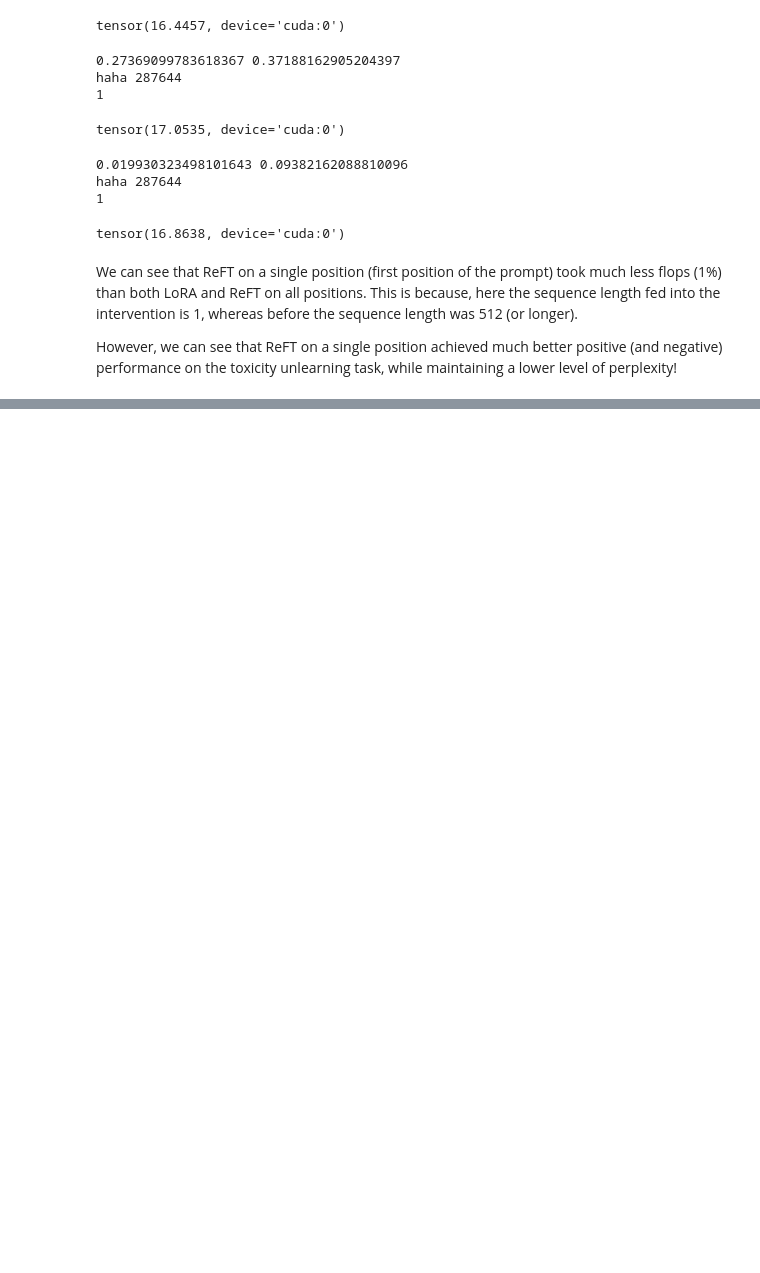
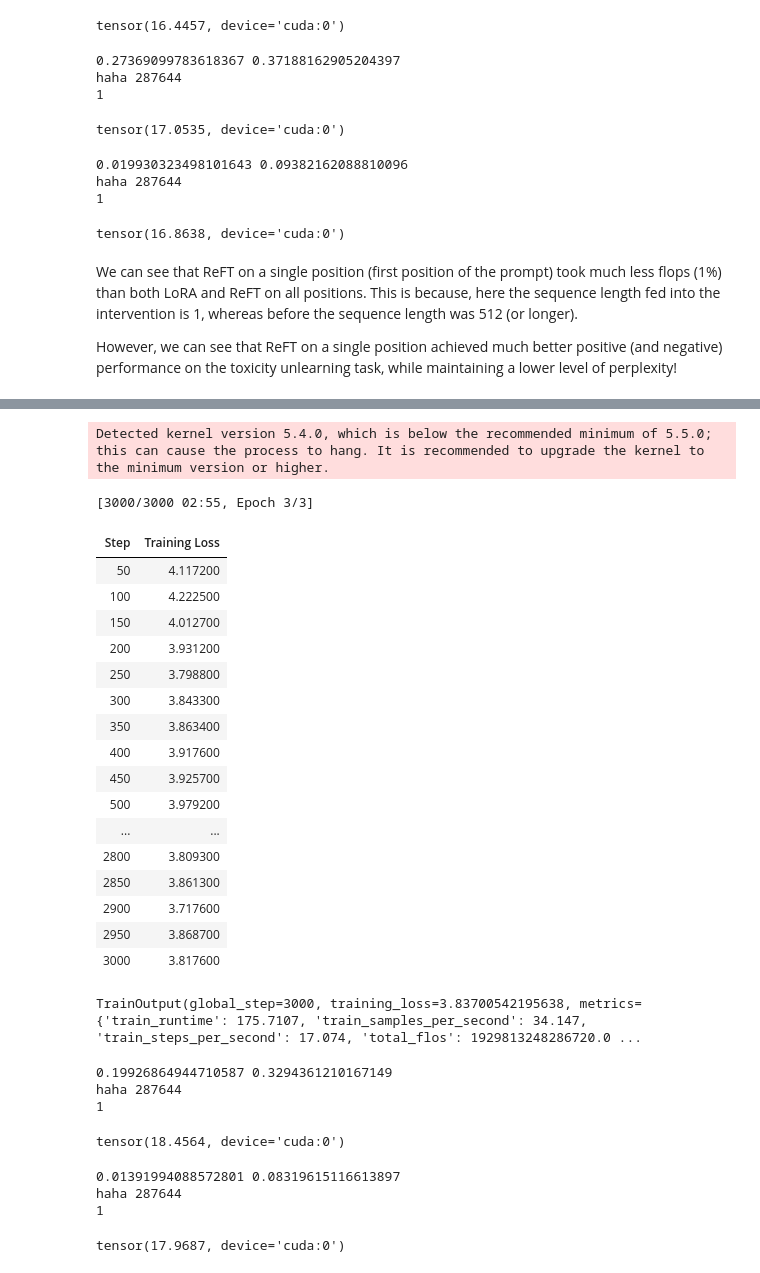
Before and after one commit to stanfordnlp/pyreft, a Jupyter notebook: examples/composition/lora_benchmark.ipynb, the cells around one changed output, grey strips where cells are left out. Drawn from its saved outputs; the diff is of its cells as text; code cells hidden in the pictures; blank space fills up the shorter version.

```diff
--- a/examples/composition/lora_benchmark.ipynb
+++ b/examples/composition/lora_benchmark.ipynb
@@ -811,10 +831,10 @@ cuda:0
 trainable intervention params: 10,244 || trainable model params: 0
 model params: 774,030,080 || trainable%: 0.0013234627780873839
 # %%
-ret = make_all_positions_unsupervised_data_module(tokenizer, model, raw_dataset, num_interventions=len(layers), nonstop=False,
+ret_dict = make_all_positions_unsupervised_data_module(tokenizer, model, raw_dataset, num_interventions=len(layers), nonstop=False,
                                                  intervene_on_all=False)
-train_dataset = ret["train_dataset"]
-data_collator = ret["data_collator"]
+train_dataset = ret_dict["train_dataset"]
+data_collator = ret_dict["data_collator"]
 # %%
 # train
 training_args = transformers.TrainingArguments(
@@ -904,0 +1099,54 @@ However, we can see that ReFT on a single position achieved much better positive
+# %%
+from transformers import DataCollatorForSeq2Seq, TrainingArguments, Trainer
+
+training_args = TrainingArguments(
+    output_dir='./results_peft',
+    overwrite_output_dir=True,
+    num_train_epochs=3,
+    per_device_train_batch_size=2,
+    save_steps=10_000,
+    save_total_limit=2,
+    learning_rate=1e-3,
+    warmup_ratio=0.06,
+    bf16 = True,
+    logging_steps=50,
+    report_to=["wandb"],
+)
+data_collator = DataCollatorForSeq2Seq(
+    tokenizer=tokenizer,
+    model=model,
+    label_pad_token_id=-100,
+    padding="longest"
+)
+# %%
+trainer = Trainer(
+    model=peft_model,
+    args=training_args,
+    data_collator=data_collator,
+    train_dataset=train_dataset,
+    # callbacks=[ProfilingCallback],
+)
+# %% [output]
+Detected kernel version 5.4.0, which is below the recommended minimum of 5.5.0; this can cause the process to hang. It is recommended to upgrade the kernel to the minimum version or higher.
+# %%
+trainer.train()
+# %% [output]
+[3000/3000 02:55, Epoch 3/3]
+| Step | Training Loss |
+| 50 | 4.117200 |
+| 100 | 4.222500 |
+| 150 | 4.012700 |
+| 200 | 3.931200 |
+| 250 | 3.798800 |
+| 300 | 3.843300 |
+| 350 | 3.863400 |
+| 400 | 3.917600 |
+| 450 | 3.925700 |
+| 500 | 3.979200 |
+| ... | ... |
+| 2800 | 3.809300 |
+| 2850 | 3.861300 |
+| 2900 | 3.717600 |
+| 2950 | 3.868700 |
+| 3000 | 3.817600 |
+TrainOutput(global_step=3000, training_loss=3.83700542195638, metrics={'train_runtime': 175.7107, 'train_samples_per_second': 34.147, 'train_steps_per_second': 17.074, 'total_flos': 1929813248286720.0 ...
@@ -904,0 +1239,9 @@ However, we can see that ReFT on a single position achieved much better positive
+# %%
+tox_mean, tox_std = peft_generate_toxicity()
+ppl = peft_calculate_perplexity()
+ret["lora_peft_1"] = (tox_mean, tox_std, ppl)
+# %% [output]
+0.19926864944710587 0.3294361210167149
+haha 287644
+1
+tensor(18.4564, device='cuda:0')
@@ -904,0 +1286,11 @@ However, we can see that ReFT on a single position achieved much better positive
+# %%
+peft_model = adapter_scaling(peft_model, "lora", -1.0)
+tox_mean, tox_std = peft_generate_toxicity()
+ppl = peft_calculate_perplexity()
+ret["lora_peft_-1"] = (tox_mean, tox_std, ppl)
+peft_model = adapter_scaling(peft_model, "lora", -1.0)
+# %% [output]
+0.01391994088572801 0.08319615116613897
+haha 287644
+1
+tensor(17.9687, device='cuda:0')
```
Also changed, not shown: parts of 41 cells of this notebook.
